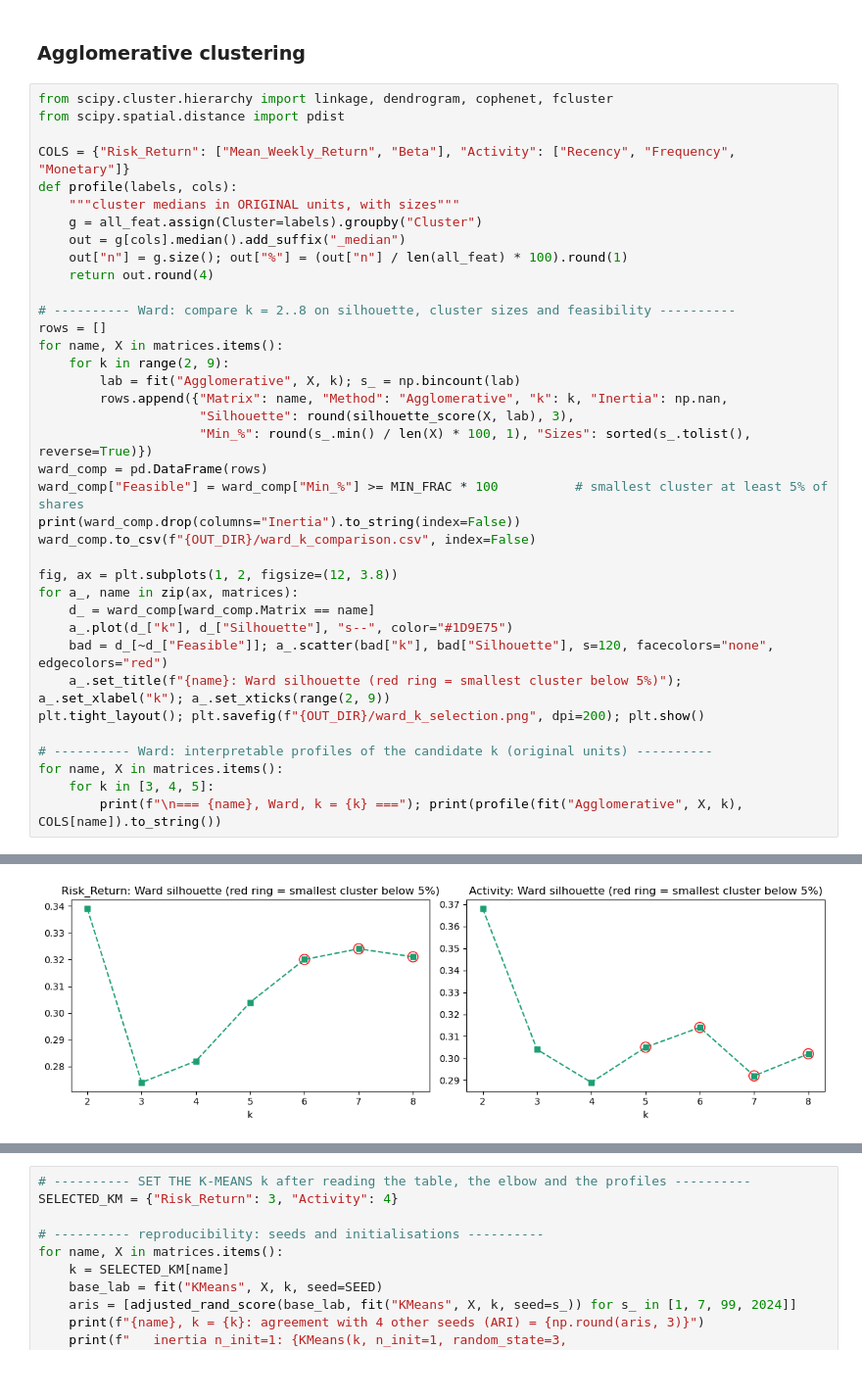
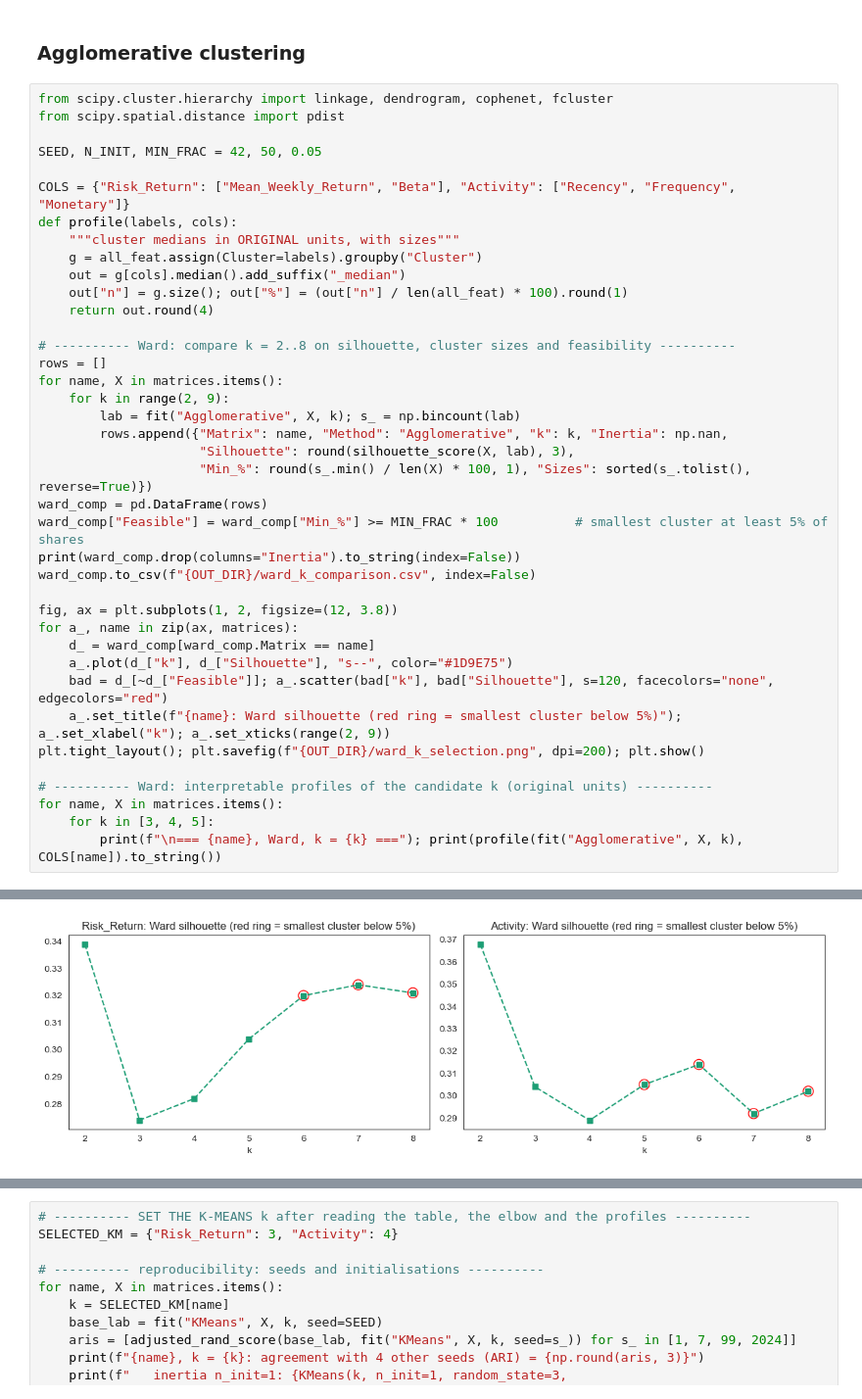
Before and after one commit to BinethBasilu/20230762_CRM, a Jupyter notebook: 1stquestion.ipynb, the cells around one changed output, grey strips where cells are left out. Shown at 98% size. Saved outputs shown, nothing was run; the diff lists cells and outputs as text.

```diff
--- a/1stquestion.ipynb
+++ b/1stquestion.ipynb
@@ -921,6 +1010,8 @@ Note: standardising does not change skew. Skew is reduced only by log1p, so Rece
 # %%
 from scipy.cluster.hierarchy import linkage, dendrogram, cophenet, fcluster
 from scipy.spatial.distance import pdist
+
+SEED, N_INIT, MIN_FRAC = 42, 50, 0.05
 
 COLS = {"Risk_Return": ["Mean_Weekly_Return", "Beta"], "Activity": ["Recency", "Frequency", "Monetary"]}
 def profile(labels, cols):
@@ -944,34 +1035,34 @@ print(ward_comp.drop(columns="Inertia").to_string(index=False))
 ward_comp.to_csv(f"{OUT_DIR}/ward_k_comparison.csv", index=False)
 
 fig, ax = plt.subplots(1, 2, figsize=(12, 3.8))
 for a_, name in zip(ax, matrices):
     d_ = ward_comp[ward_comp.Matrix == name]
     a_.plot(d_["k"], d_["Silhouette"], "s--", color="#1D9E75")
     bad = d_[~d_["Feasible"]]; a_.scatter(bad["k"], bad["Silhouette"], s=120, facecolors="none", edgecolors="red")
     a_.set_title(f"{name}: Ward silhouette (red ring = smallest cluster below 5%)"); a_.set_xlabel("k"); a_.set_xticks(range(2, 9))
 plt.tight_layout(); plt.savefig(f"{OUT_DIR}/ward_k_selection.png", dpi=200); plt.show()
 
 # ---------- Ward: interpretable profiles of the candidate k (original units) ----------
 for name, X in matrices.items():
     for k in [3, 4, 5]:
         print(f"\n=== {name}, Ward, k = {k} ==="); print(profile(fit("Agglomerative", X, k), COLS[name]).to_string())
 # %% [output]
      Matrix        Method  k  Silhouette  Min_%                             Sizes  Feasible
 Risk_Return Agglomerative  2       0.339   18.9                         [394, 92]      True
 Risk_Return Agglomerative  3       0.274   18.9                    [230, 164, 92]      True
 Risk_Return Agglomerative  4       0.282    9.9                [182, 164, 92, 48]      True
 Risk_Return Agglomerative  5       0.304    9.9             [182, 98, 92, 66, 48]      True
 Risk_Return Agglomerative  6       0.320    1.0          [182, 98, 87, 66, 48, 5]     False
 Risk_Return Agglomerative  7       0.324    1.0      [160, 98, 87, 66, 48, 22, 5]     False
 Risk_Return Agglomerative  8       0.321    1.0  [160, 98, 66, 56, 48, 31, 22, 5]     False
    Activity Agglomerative  2       0.368   16.9                         [404, 82]      True
    Activity Agglomerative  3       0.304   16.9                    [250, 154, 82]      True
    Activity Agglomerative  4       0.289    8.8                [207, 154, 82, 43]      True
    Activity Agglomerative  5       0.305    2.1            [207, 154, 72, 43, 10]     False
    Activity Agglomerative  6       0.314    2.1        [207, 136, 72, 43, 18, 10]     False
    Activity Agglomerative  7       0.292    2.1    [141, 136, 72, 66, 43, 18, 10]     False
    Activity Agglomerative  8       0.302    2.1 [141, 79, 72, 66, 57, 43, 18, 10]     False
-[figure, old version]
+[figure, new version]
 === Risk_Return, Ward, k = 3 ===
          Mean_Weekly_Return_median  Beta_median    n     %
 Cluster
```
Also changed, not shown: parts of 26 cells of this notebook, 53 other files.
